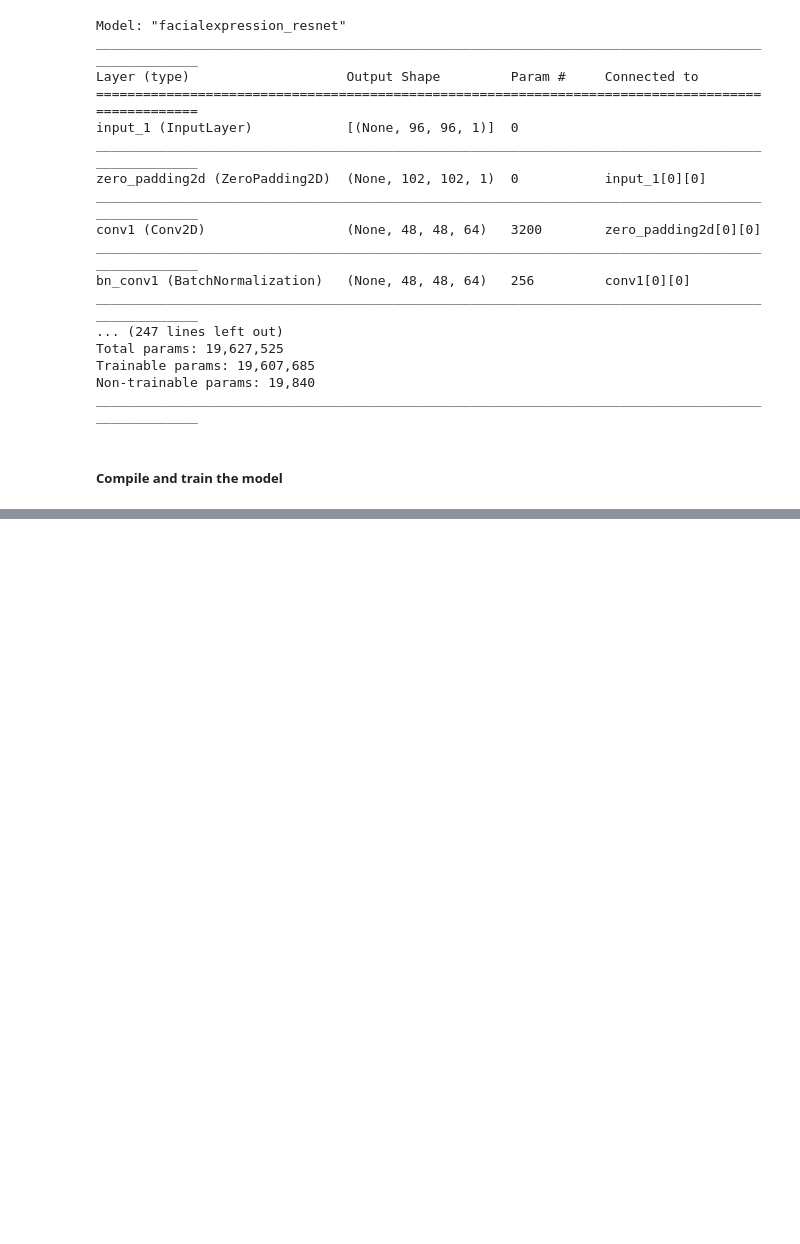
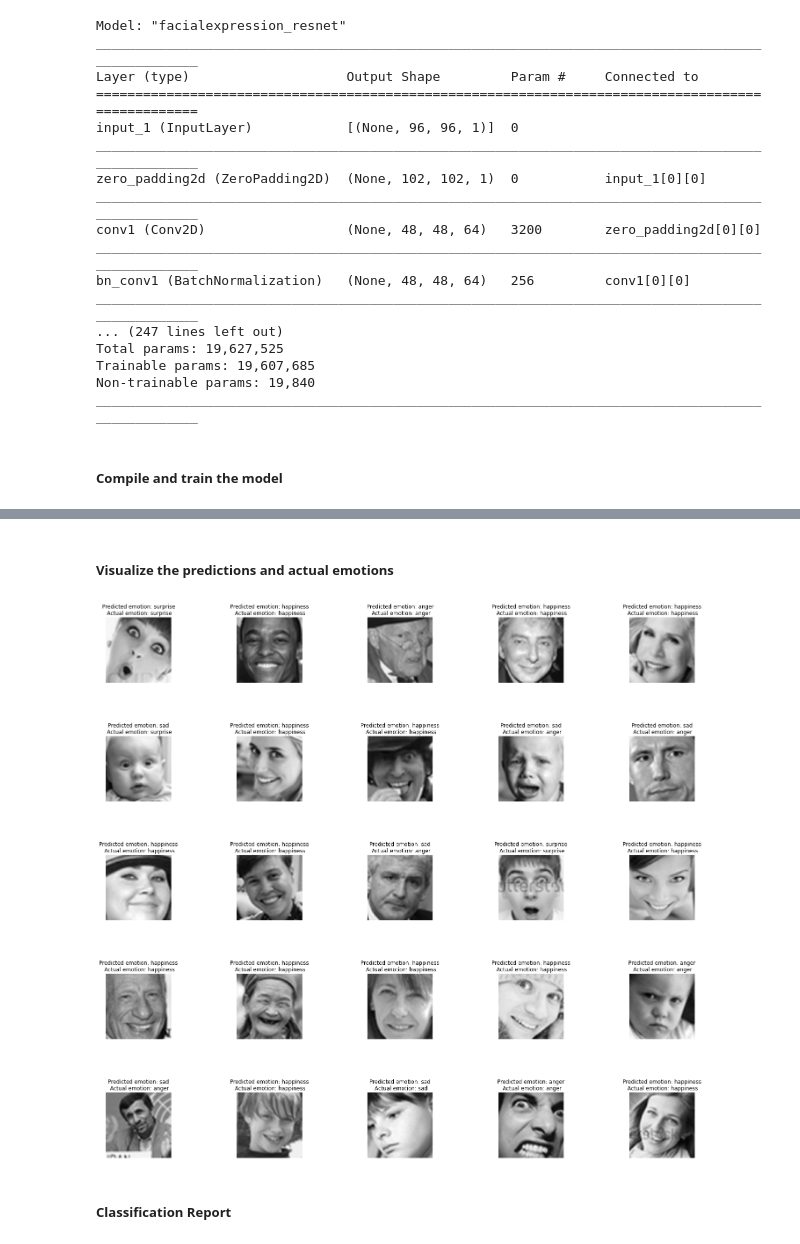
Before and after one commit to AnkitRajSri/Emotion-AI, a Jupyter notebook: FacialExpressionDetection.ipynb, the cells around one changed output, grey strips where cells are left out. Saved outputs shown, nothing was run; the diff lists cells and outputs as text; code cells hidden in the pictures; blank space fills up the shorter version.

```diff
--- a/FacialExpressionDetection.ipynb
+++ b/FacialExpressionDetection.ipynb
@@ -467,0 +458,4 @@ plt.show()
+# %%
+pred_classes = np.argmax(best_model.predict(X_test), axis=-1)
+y_true = np.argmax(y_test, axis=-1)
+y_true
@@ -467,0 +482,18 @@ plt.show()
+# %% [markdown]
+##### Visualize the predictions and actual emotions
+# %%
+rows = 5
+cols = 5
+fig, axes = plt.subplots(rows, cols, figsize=(24, 24))
+axes = axes.ravel()
+
+for i in np.arange(0, rows*cols):
+  axes[i].imshow(X_test[i].reshape(96, 96), cmap="gray")
+  axes[i].set_title("Predicted emotion: {}\n Actual emotion: {}".format(label_to_text[pred_classes[i]], label_to_text[y_true[i]]))
+  axes[i].axis("off")
+
+plt.subplots_adjust(wspace=1)
+# %% [output]
+[figure, added]
+# %% [markdown]
+##### Classification Report
```
Also changed, not shown: parts of 15 cells of this notebook.
